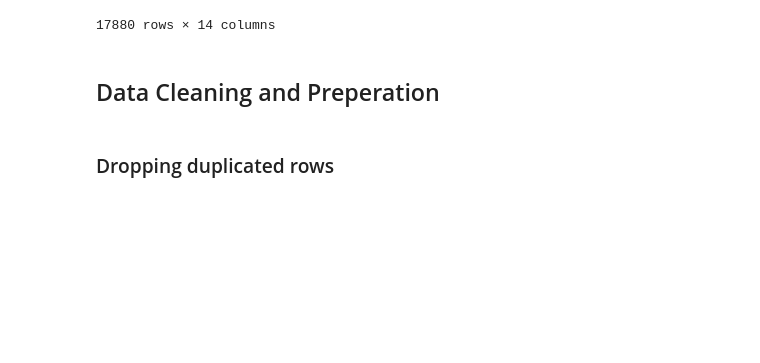
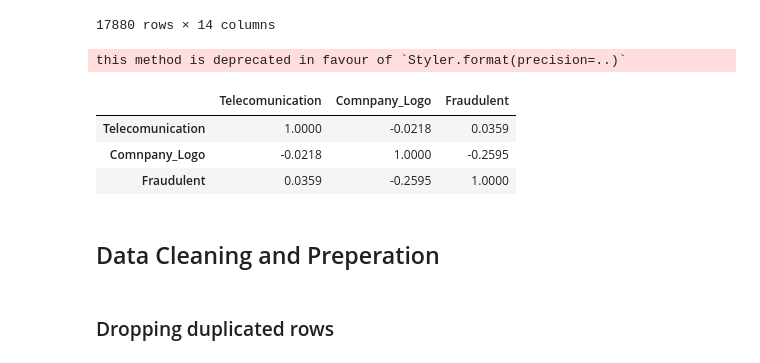
Before and after one commit to k-means/job_fraud_detection, a Jupyter notebook: data cleaning.ipynb, the cells around one changed output. Cells and saved outputs as stored; diff of their text form; code cells hidden in the pictures; blank space fills up the shorter version.

Commit message:
figuring out correlation

```diff
--- a/data cleaning.ipynb
+++ b/data cleaning.ipynb
@@ -169,6 +199,16 @@ Columns ['Department', 'Range_of_Salary'] have more than 60% of missing values a
 | 17878 | Graphic Designer | NG, LA, Lagos | NaN | Nemsia Studios is looking for an ... | 1. Must be fluent in the latest v... | Competitive salary (compensation ... | 0 | ... |
 | 17879 | Web Application Developers | NZ, N, Wellington | Vend is looking for some awesome ... | Who are we?Vend is an award winni... | We want to hear from you if:You h... | NaN | 0 | ... |
 17880 rows × 14 columns
+# %%
+# dataset correlation
+corr = dataset.corr()
+corr.style.background_gradient(cmap='plasma').set_precision(4)
+# %% [output]
+this method is deprecated in favour of `Styler.format(precision=..)`
+|  | Telecomunication | Comnpany_Logo | Fraudulent |
+| Telecomunication | 1.0000 | -0.0218 | 0.0359 |
+| Comnpany_Logo | -0.0218 | 1.0000 | -0.2595 |
+| Fraudulent | 0.0359 | -0.2595 | 1.0000 |
 # %% [markdown]
 ## Data Cleaning and Preperation
 # %% [markdown]
```
Also changed, not shown: parts of 6 cells of this notebook.
